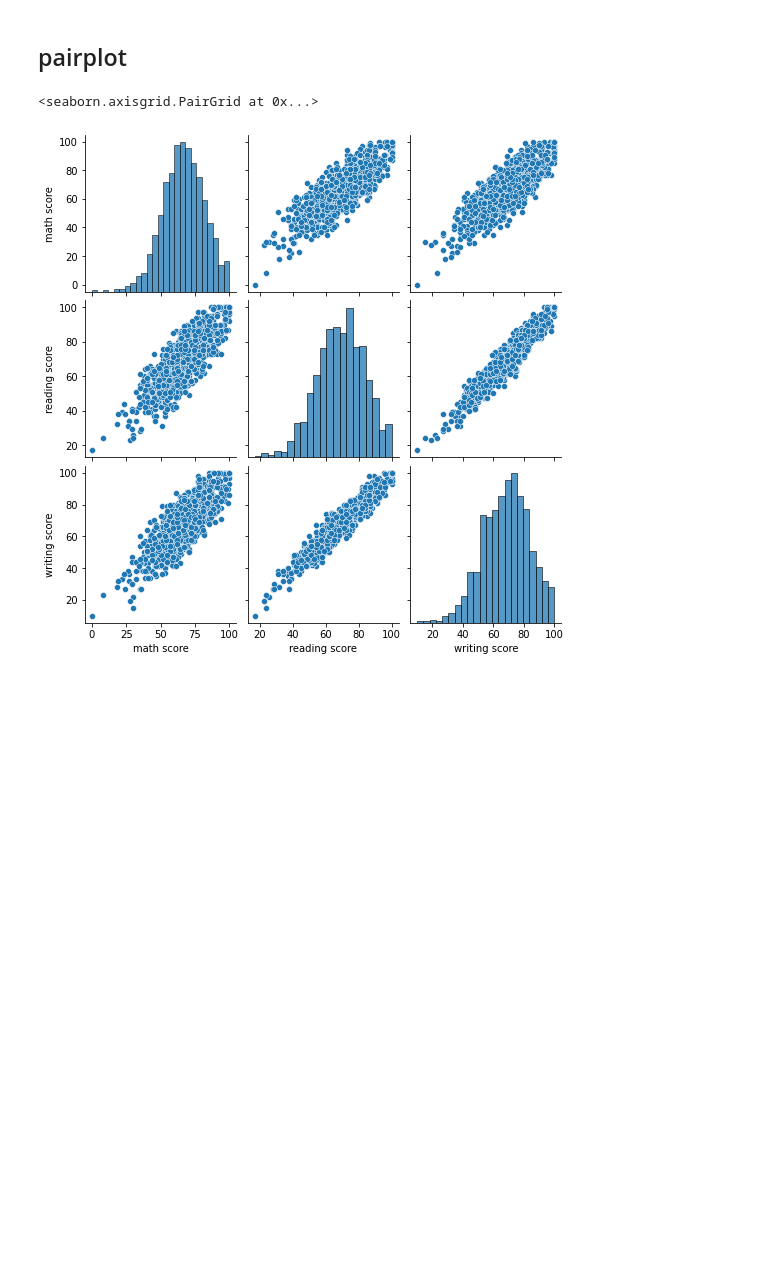
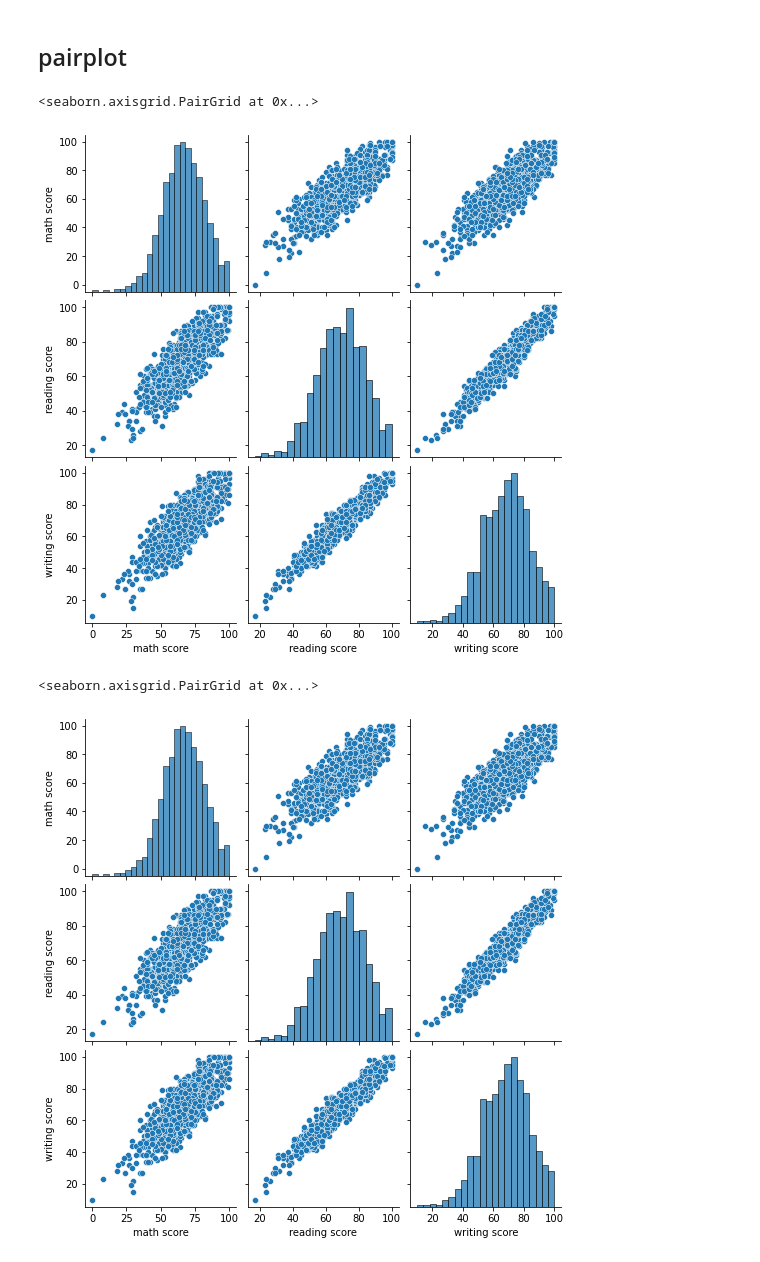
Before and after one commit to Tommyhappy01/2-DATA_SCIENCE, a Jupyter notebook: udemy notlar/05-Seaborn/04-Comparison-Plots.ipynb, the cells around one changed output. Cells and saved outputs as stored; diff of their text form; code cells hidden in the pictures; blank space fills up the shorter version.

```diff
--- a/udemy notlar/05-Seaborn/04-Comparison-Plots.ipynb
+++ b/udemy notlar/05-Seaborn/04-Comparison-Plots.ipynb
@@ -47,5 +57,10 @@ sns.jointplot(x='math score',y='reading score',data=df,kind='kde')
 # %% [markdown]
 ## pairplot
+# %%
+sns.pairplot(data=df)
+# %% [output]
+<seaborn.axisgrid.PairGrid at 0x...>
+[figure, added]
 # %%
 sns.pairplot(df)
 # %% [output]
```
Also changed, not shown: parts of 4 cells of this notebook, 11 other files.
